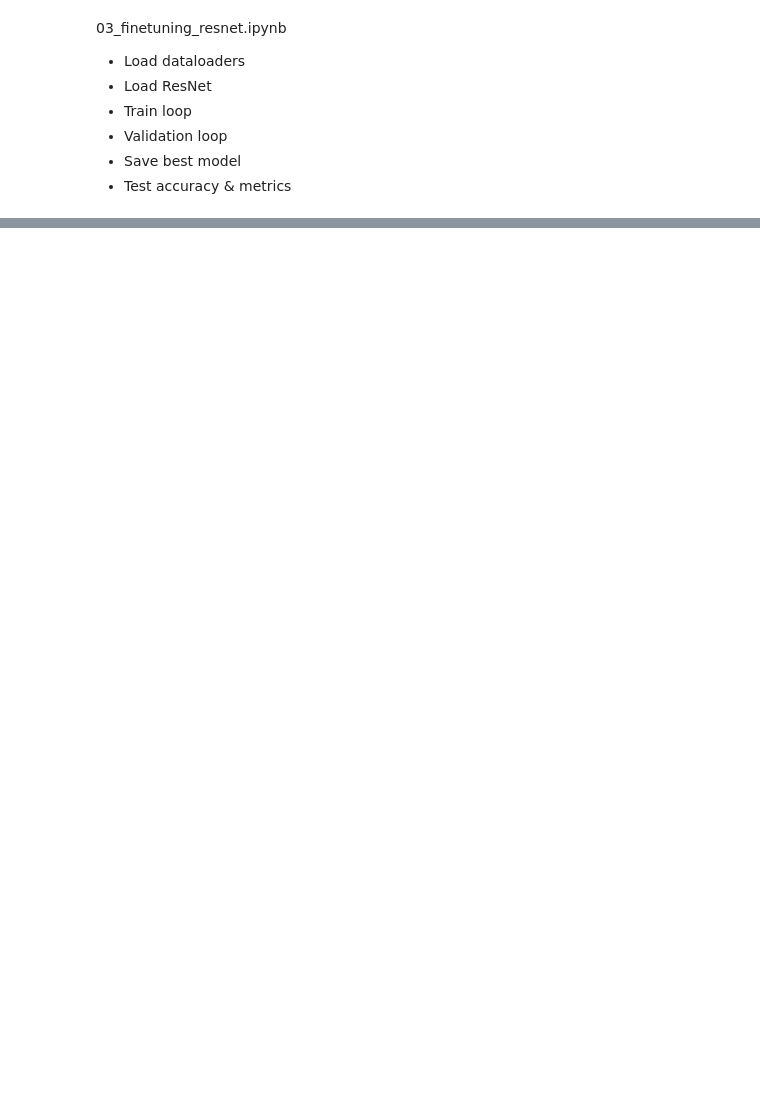
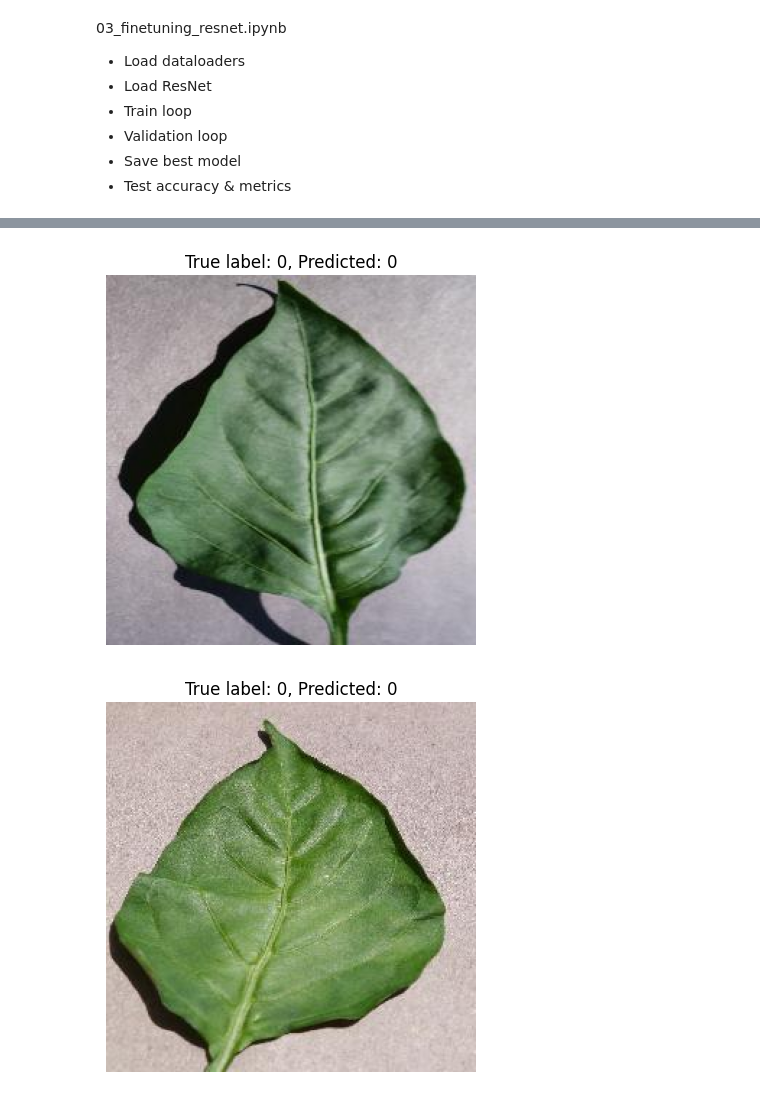
Before and after one commit to WilliamKyaww/Plant-Disease-Detection-CV, a Jupyter notebook: 03_finetuning_resnet.ipynb, the cells around one changed output, grey strips where cells are left out. Cells and saved outputs as stored; diff of their text form; code cells hidden in the pictures; blank space fills up the shorter version.

Commit message:
added more images

```diff
--- a/03_finetuning_resnet.ipynb
+++ b/03_finetuning_resnet.ipynb
@@ -196,0 +268,25 @@ labels, preds = evaluate_on_test(model, test_loader, device=device)
+# %%
+import matplotlib.pyplot as plt
+from PIL import Image
+import pandas as pd
+
+test_df = pd.read_csv("CSV/plantvillage_test.csv")
+
+for _ in range(5):
+    row = test_df.sample(1).iloc[0]
+    img = Image.open(row["image_path"]).convert("RGB")
+
+    x = val_transform(img).unsqueeze(0).to(device)
+
+    model.eval()
+    with torch.no_grad():
+        out = model(x)
+        pred = out.argmax(dim=1).item()
+
+    plt.imshow(img)
+    plt.axis("off")
+    plt.title(f"True label: {row['label']}, Predicted: {pred}")
+    plt.show()
+# %% [output]
+[figure, added]
+[figure, added]
```
Also changed, not shown: parts of 5 cells of this notebook, 20 other files.
